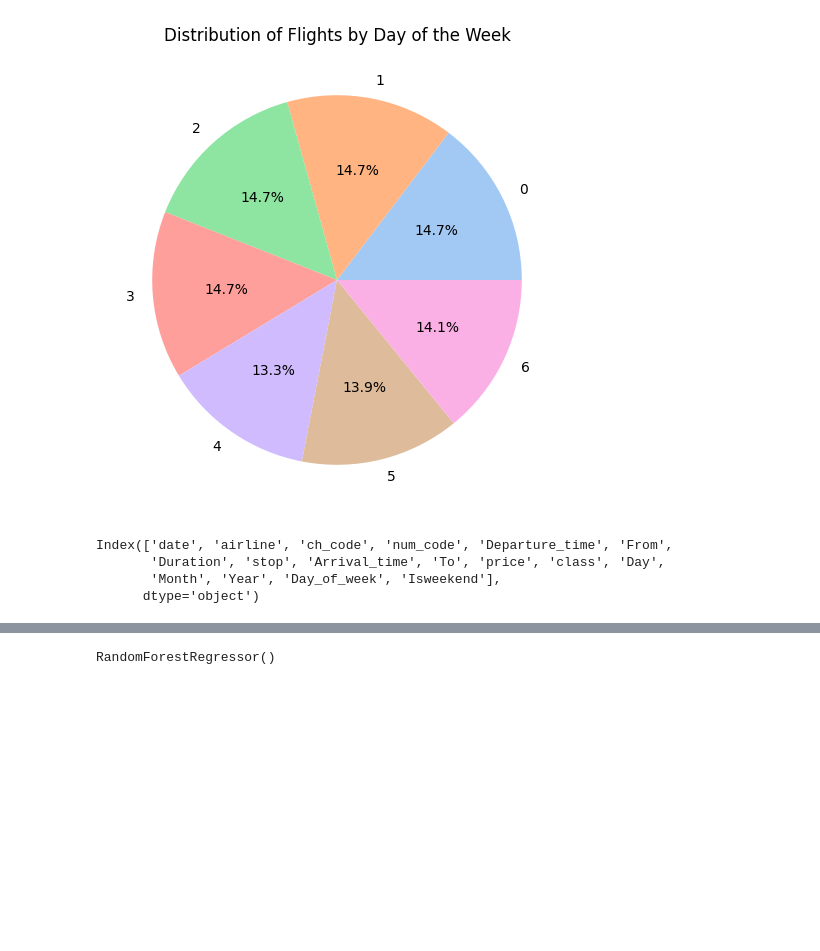
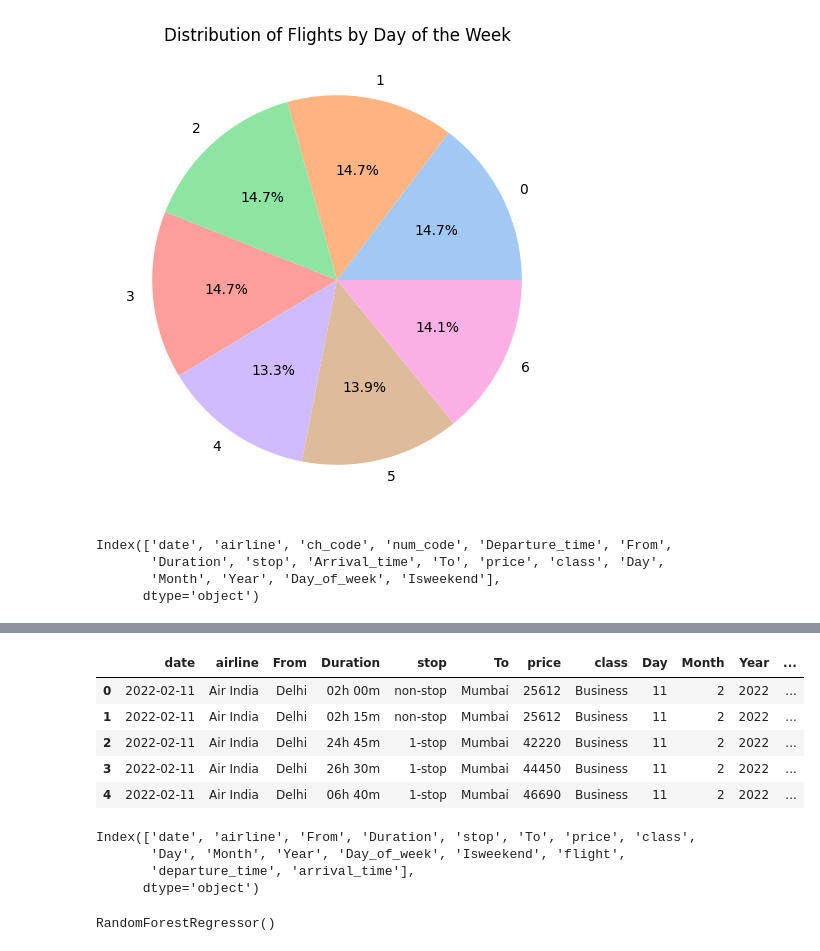
Before and after one commit to nidhi-158/Flight-price, a Jupyter notebook: FlightPrice.ipynb, the cells around one changed output, grey strips where cells are left out. Saved outputs shown, nothing was run; the diff lists cells and outputs as text; code cells hidden in the pictures; blank space fills up the shorter version.

```diff
--- a/FlightPrice.ipynb
+++ b/FlightPrice.ipynb
@@ -394,0 +407,19 @@ Index(['date', 'airline', 'ch_code', 'num_code', 'Departure_time', 'From',
+# %%
+def map_time_to_period(time_str):
+
+    hour = int(time_str.split(':')[0])
+
+    if 5 <= hour < 8:
+        return "Early Morning"
+    elif 8 <= hour < 12:
+        return "Morning"
+    elif 12 <= hour < 16:
+        return "Afternoon"
+    elif 16 <= hour < 20:
+        return "Evening"
+    elif 20 <= hour or hour < 23:
+        return "Night"
+    else:
+        return "Late Night"
+
+df['departure_time'] = df['Departure_time'].apply(map_time_to_period)
@@ -395 +435,40 @@ Index(['date', 'airline', 'ch_code', 'num_code', 'Departure_time', 'From',
+# %%
+df.drop('Departure_time',axis=1,inplace=True)
+# %%
+def map_time_to_period(time_str):
+
+    hour = int(time_str.split(':')[0])
+
+    if 5 <= hour < 8:
+        return "Early Morning"
+    elif 8 <= hour < 12:
+        return "Morning"
+    elif 12 <= hour < 16:
+        return "Afternoon"
+    elif 16 <= hour < 20:
+        return "Evening"
+    elif 20 <= hour or hour < 23:
+        return "Night"
+    else:
+        return "Late Night"
+
+df['arrival_time'] = df['Arrival_time'].apply(map_time_to_period)
+# %%
+df.drop('Arrival_time',axis=1,inplace=True)
+# %%
+df.head()
+# %% [output]
+|  | date | airline | From | Duration | stop | To | price | class | Day | Month | Year | ... |
+| 0 | 2022-02-11 | Air India | Delhi | 02h 00m | non-stop | Mumbai | 25612 | Business | 11 | 2 | 2022 | ... |
+| 1 | 2022-02-11 | Air India | Delhi | 02h 15m | non-stop | Mumbai | 25612 | Business | 11 | 2 | 2022 | ... |
+| 2 | 2022-02-11 | Air India | Delhi | 24h 45m | 1-stop | Mumbai | 42220 | Business | 11 | 2 | 2022 | ... |
+| 3 | 2022-02-11 | Air India | Delhi | 26h 30m | 1-stop | Mumbai | 44450 | Business | 11 | 2 | 2022 | ... |
+| 4 | 2022-02-11 | Air India | Delhi | 06h 40m | 1-stop | Mumbai | 46690 | Business | 11 | 2 | 2022 | ... |
+# %%
+df.columns
+# %% [output]
+Index(['date', 'airline', 'From', 'Duration', 'stop', 'To', 'price', 'class',
+       'Day', 'Month', 'Year', 'Day_of_week', 'Isweekend', 'flight',
+       'departure_time', 'arrival_time'],
+      dtype='object')
 # %%
```
Also changed, not shown: parts of 22 cells of this notebook.
